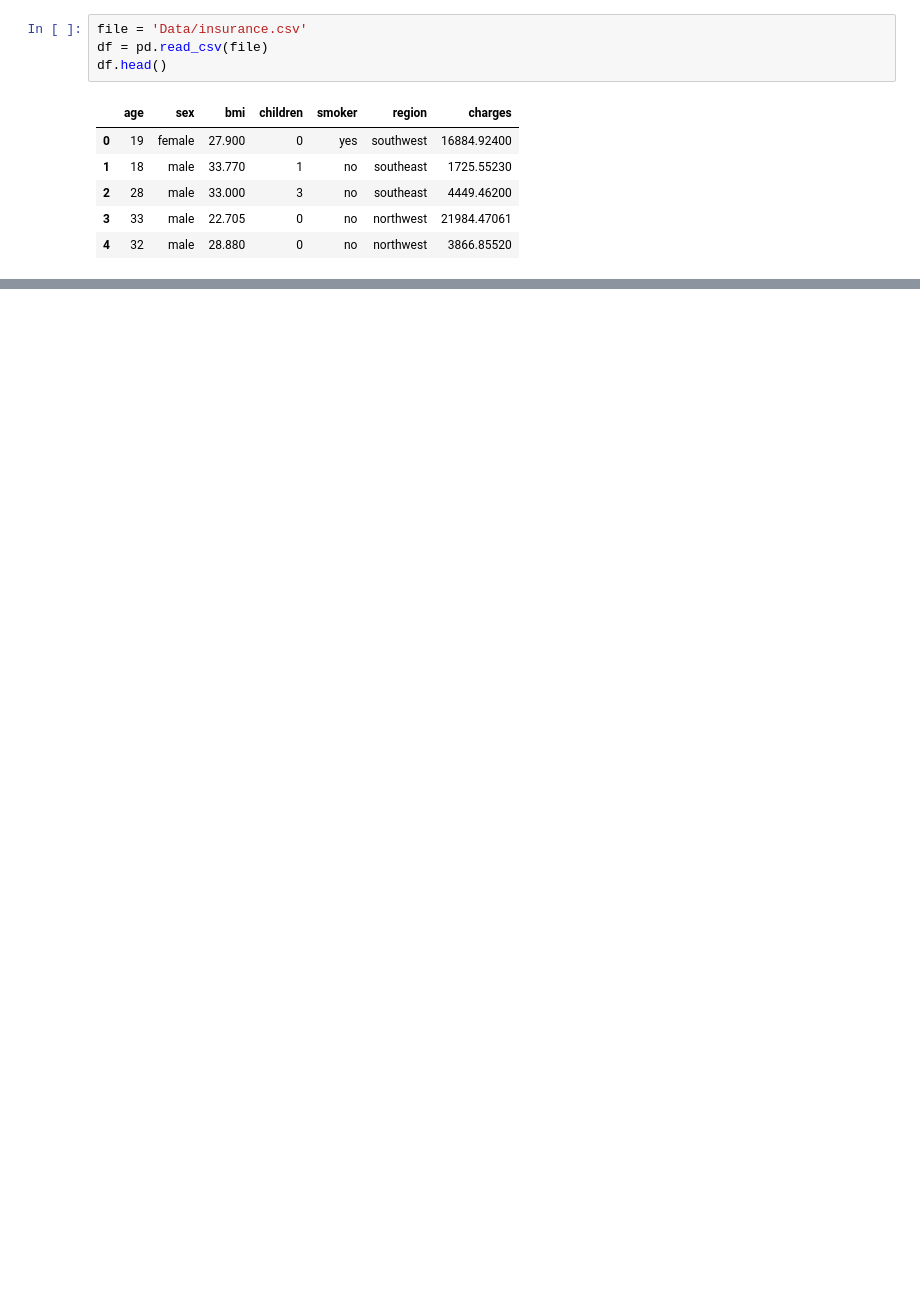
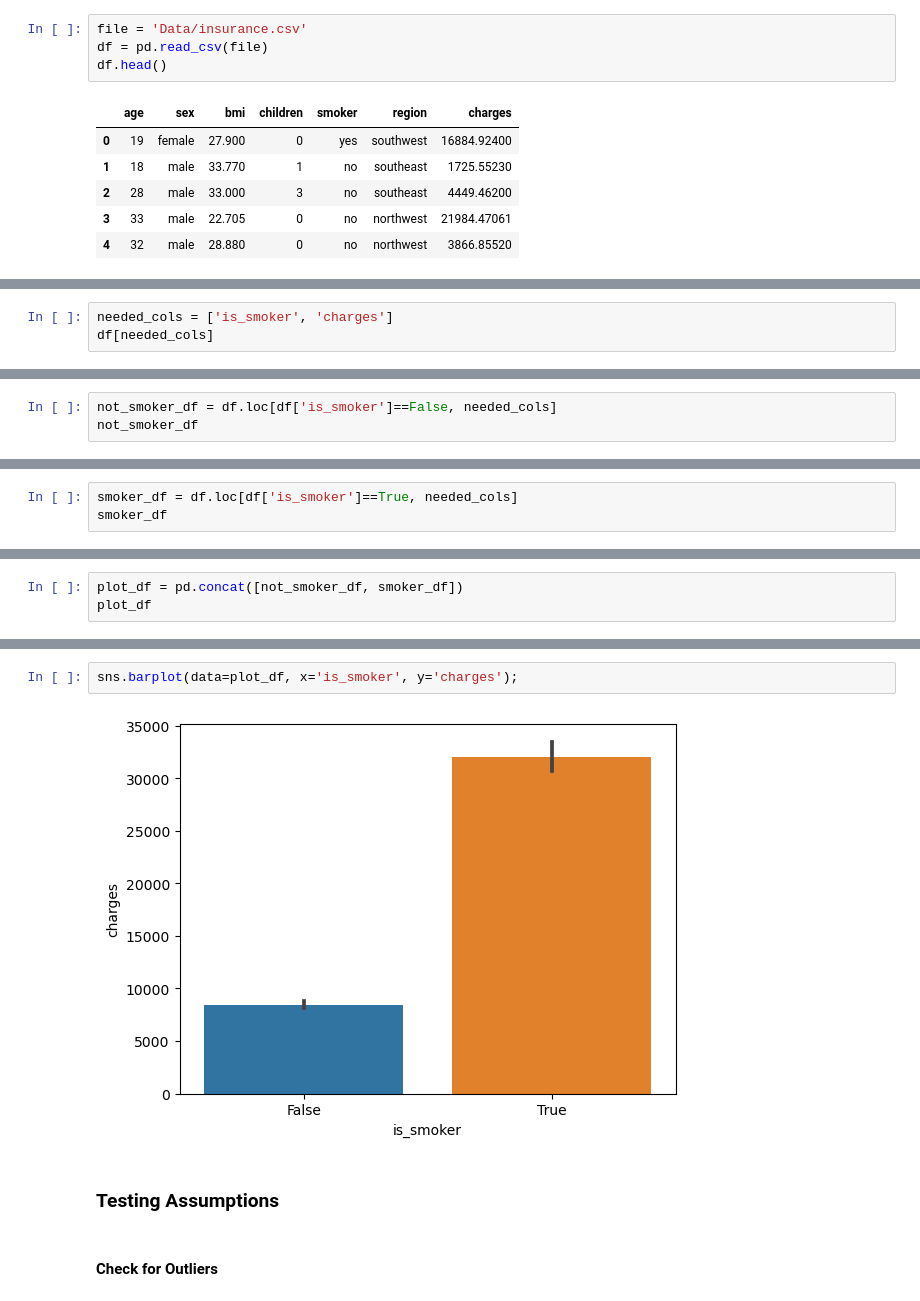
Before and after one commit to jamesbelk0/Insurance_Data, a Jupyter notebook: Insurance Data.ipynb, the cells around one changed output, grey strips where cells are left out. Saved outputs shown, nothing was run; the diff lists cells and outputs as text; blank space fills up the shorter version.

```diff
--- a/Insurance Data.ipynb
+++ b/Insurance Data.ipynb
@@ -28,0 +99,3 @@ df.head()
+# %%
+needed_cols = ['is_smoker', 'charges']
+df[needed_cols]
@@ -28,0 +116,3 @@ df.head()
+# %%
+not_smoker_df = df.loc[df['is_smoker']==False, needed_cols]
+not_smoker_df
@@ -28,0 +133,3 @@ df.head()
+# %%
+smoker_df = df.loc[df['is_smoker']==True, needed_cols]
+smoker_df
@@ -28,0 +150,3 @@ df.head()
+# %%
+plot_df = pd.concat([not_smoker_df, smoker_df])
+plot_df
@@ -28,0 +167,8 @@ df.head()
+# %%
+sns.barplot(data=plot_df, x='is_smoker', y='charges');
+# %% [output]
+[figure, added]
+# %% [markdown]
+### Testing Assumptions
+# %% [markdown]
+#### Check for Outliers
```
Also changed, not shown: parts of 83 cells of this notebook.
